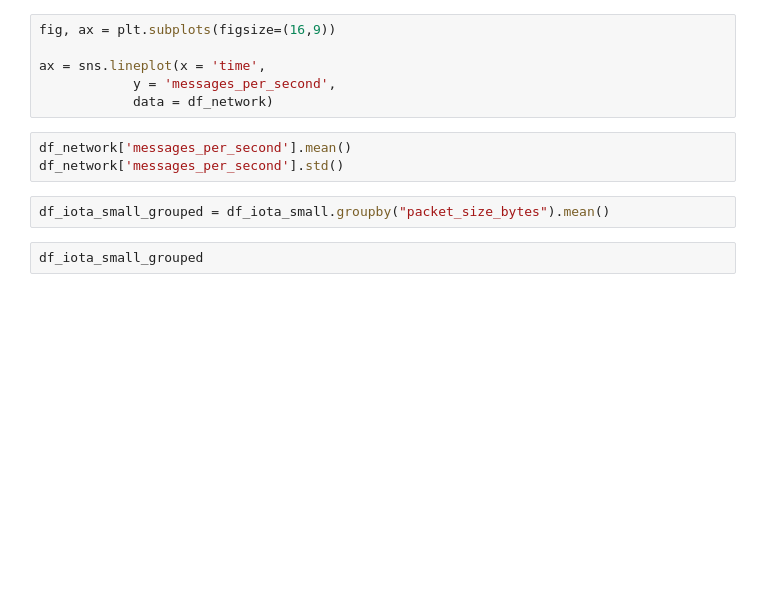
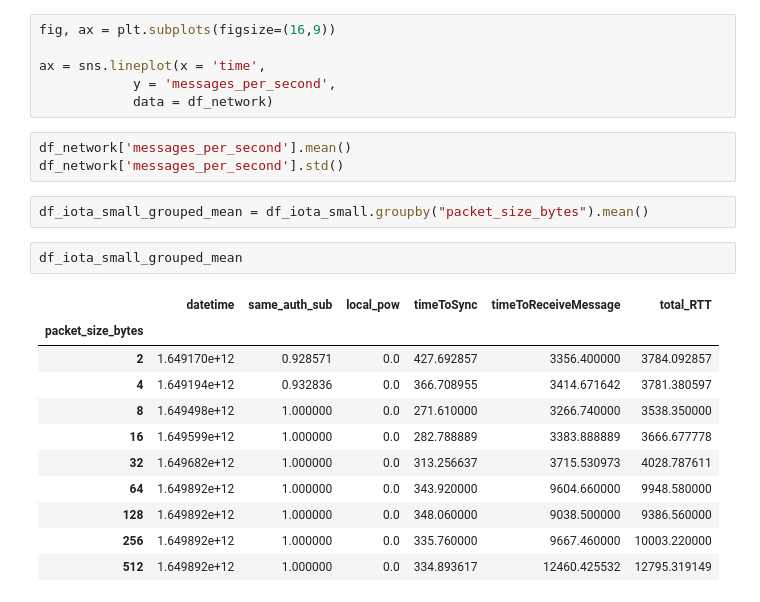
Before and after one commit to jameseoconnor/meng-project-iota-saev, a Jupyter notebook: analysis/Untitled1.ipynb, the cells around one changed output. Saved outputs shown, nothing was run; the diff lists cells and outputs as text; blank space fills up the shorter version.

```diff
--- a/analysis/Untitled1.ipynb
+++ b/analysis/Untitled1.ipynb
@@ -281,6 +281,18 @@ ax = sns.lineplot(x = 'time',
 df_network['messages_per_second'].mean()
 df_network['messages_per_second'].std()
 # %%
-df_iota_small_grouped = df_iota_small.groupby("packet_size_bytes").mean()
+df_iota_small_grouped_mean = df_iota_small.groupby("packet_size_bytes").mean()
-# %%
-df_iota_small_grouped
+# %%
+df_iota_small_grouped_mean
+# %% [output]
+|  | datetime | same_auth_sub | local_pow | timeToSync | timeToReceiveMessage | total_RTT |
+| packet_size_bytes |  |  |  |  |  |  |
+| 2 | 1.649170e+12 | 0.928571 | 0.0 | 427.692857 | 3356.400000 | 3784.092857 |
+| 4 | 1.649194e+12 | 0.932836 | 0.0 | 366.708955 | 3414.671642 | 3781.380597 |
+| 8 | 1.649498e+12 | 1.000000 | 0.0 | 271.610000 | 3266.740000 | 3538.350000 |
+| 16 | 1.649599e+12 | 1.000000 | 0.0 | 282.788889 | 3383.888889 | 3666.677778 |
+| 32 | 1.649682e+12 | 1.000000 | 0.0 | 313.256637 | 3715.530973 | 4028.787611 |
+| 64 | 1.649892e+12 | 1.000000 | 0.0 | 343.920000 | 9604.660000 | 9948.580000 |
+| 128 | 1.649892e+12 | 1.000000 | 0.0 | 348.060000 | 9038.500000 | 9386.560000 |
+| 256 | 1.649892e+12 | 1.000000 | 0.0 | 335.760000 | 9667.460000 | 10003.220000 |
+| 512 | 1.649892e+12 | 1.000000 | 0.0 | 334.893617 | 12460.425532 | 12795.319149 |
```
Also changed, not shown: parts of 1 cell of this notebook, 2 other files.
